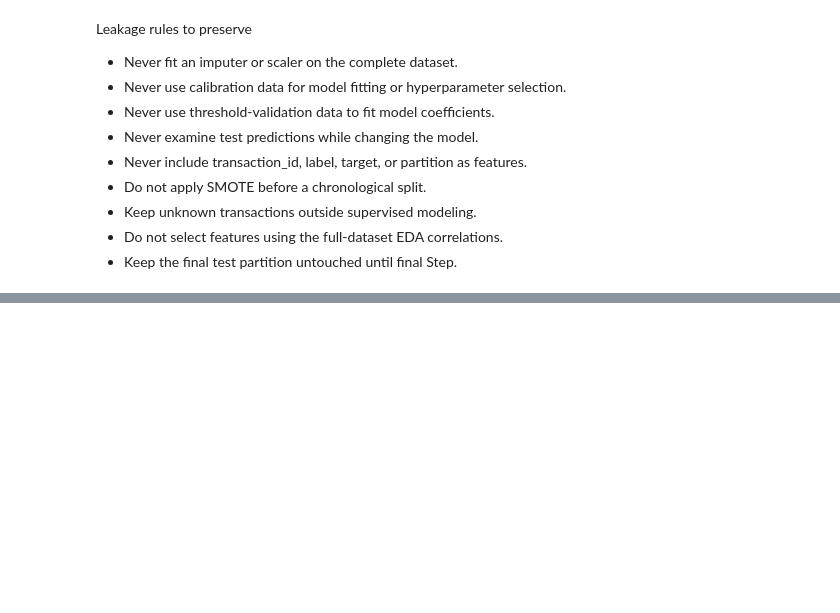
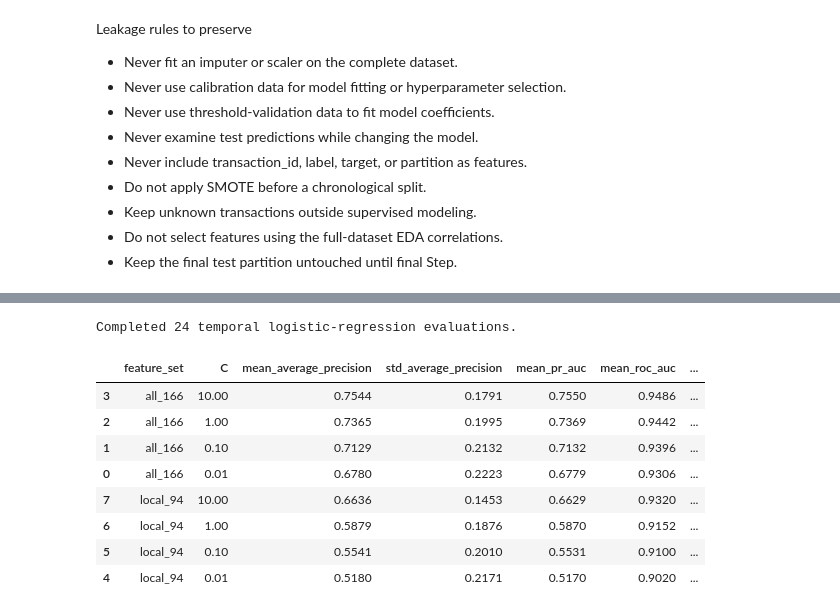
Before and after one commit to afrazahmad-hub/crypto-AML-transaction-monitoring, a Jupyter notebook: notebooks/main.ipynb, the cells around one changed output, grey strips where cells are left out. Cells and saved outputs as stored; diff of their text form; code cells hidden in the pictures; blank space fills up the shorter version.

```diff
--- a/notebooks/main.ipynb
+++ b/notebooks/main.ipynb
@@ -1729,0 +2315,77 @@ Leakage rules to preserve
+# %%
+# verify
+non_converged_runs = logistic_cv_results_df.loc[
+    ~logistic_cv_results_df["converged"]
+]
+
+require(
+    non_converged_runs.empty,
+    "one or more logistic-regression runs reached the iteration limit",
+)
+
+print(
+    f"Completed {len(logistic_cv_results_df)} "
+    "temporal logistic-regression evaluations."
+)
+# %% [output]
+Completed 24 temporal logistic-regression evaluations.
+# %%
+# Summarize and select the best C per feature set
+logistic_summary_df = (
+    logistic_cv_results_df
+    .groupby(
+        ["feature_set", "C"],
+        as_index=False,
+    )
+    .agg(
+        mean_average_precision=(
+            "average_precision",
+            "mean",
+        ),
+        std_average_precision=(
+            "average_precision",
+            "std",
+        ),
+        mean_pr_auc=(
+            "pr_auc",
+            "mean",
+        ),
+        mean_roc_auc=(
+            "roc_auc",
+            "mean",
+        ),
+        mean_precision_at_0_5=(
+            "precision_at_0_5",
+            "mean",
+        ),
+        mean_recall_at_0_5=(
+            "recall_at_0_5",
+            "mean",
+        ),
+        mean_f0_5_at_0_5=(
+            "f0_5_at_0_5",
+            "mean",
+        ),
+        mean_balanced_accuracy_at_0_5=(
+            "balanced_accuracy_at_0_5",
+            "mean",
+        ),
+    )
+)
+
+display(
+    logistic_summary_df.sort_values(
+        "mean_average_precision",
+        ascending=False,
+    ).round(4)
+)
+# %% [output]
+|  | feature_set | C | mean_average_precision | std_average_precision | mean_pr_auc | mean_roc_auc | ... |
+| 3 | all_166 | 10.00 | 0.7544 | 0.1791 | 0.7550 | 0.9486 | ... |
+| 2 | all_166 | 1.00 | 0.7365 | 0.1995 | 0.7369 | 0.9442 | ... |
+| 1 | all_166 | 0.10 | 0.7129 | 0.2132 | 0.7132 | 0.9396 | ... |
+| 0 | all_166 | 0.01 | 0.6780 | 0.2223 | 0.6779 | 0.9306 | ... |
+| 7 | local_94 | 10.00 | 0.6636 | 0.1453 | 0.6629 | 0.9320 | ... |
+| 6 | local_94 | 1.00 | 0.5879 | 0.1876 | 0.5870 | 0.9152 | ... |
+| 5 | local_94 | 0.10 | 0.5541 | 0.2010 | 0.5531 | 0.9100 | ... |
+| 4 | local_94 | 0.01 | 0.5180 | 0.2171 | 0.5170 | 0.9020 | ... |
```
Also changed, not shown: parts of 44 cells of this notebook, 1 other file.
